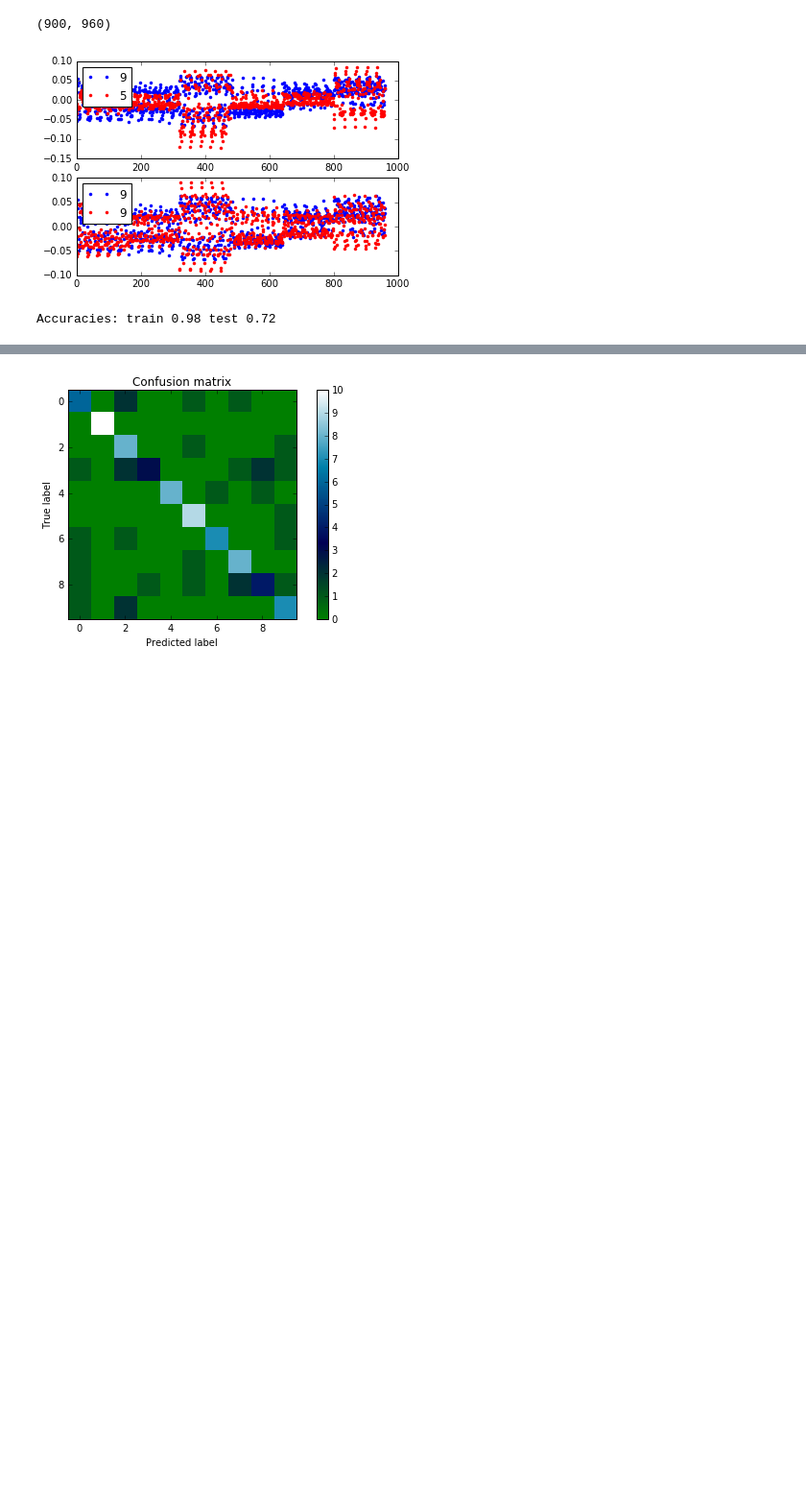
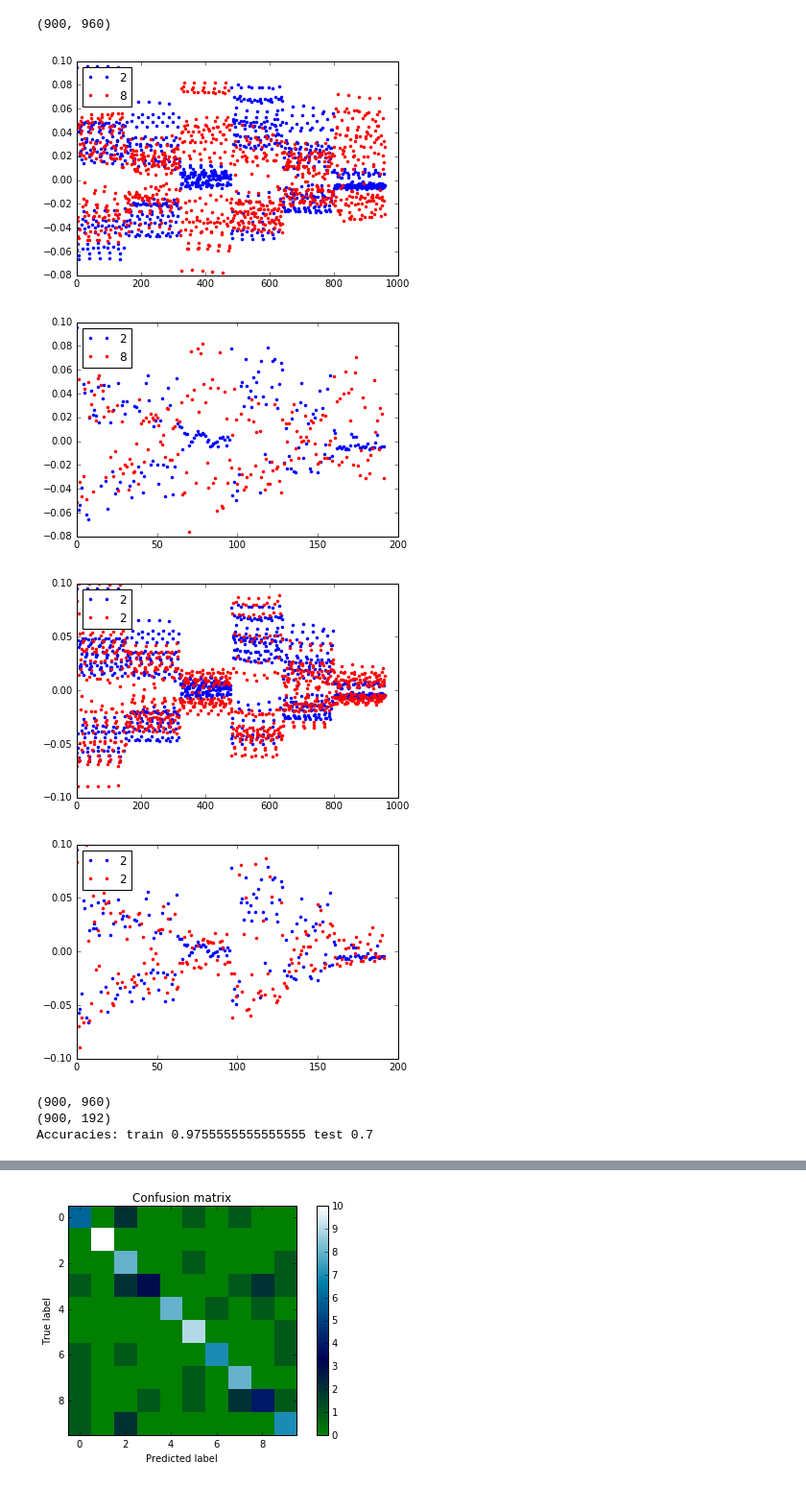
Before and after one commit to PrincetonUniversity/vox-music-classification, a Jupyter notebook: notebooks/fv-msvm.ipynb, the cells around one changed output, grey strips where cells are left out. Shown at 96% size. Saved outputs shown, nothing was run; the diff lists cells and outputs as text; code cells hidden in the pictures; blank space fills up the shorter version.

```diff
--- a/notebooks/fv-msvm.ipynb
+++ b/notebooks/fv-msvm.ipynb
@@ -76,31 +76,68 @@ norm. means in range [-0.0000, 0.0000]
 norm. std in range [1.0000, 1.0000]
 (900, 960)
 # %%
-fig = plt.figure()
-ax1 = fig.add_subplot(211)
+def rifflep(x, off, T):
+    perm = np.empty(len(x), dtype=int)
+    ctr = 0
+    for i in range(0, len(x), T):
+        for j in range(off):
+            nxt = ctr + T // off
+            perm[ctr:nxt] = range(j, T, off)
+            perm[ctr:nxt] += i
+            ctr = nxt
+    return x[perm]
+
+def riffle(x):
+    large_period = 960 // 6
+    small_period = large_period // 5
+    riffled = rifflep(x, small_period, large_period)
+    rs = 960 // 5, 5
+    return np.average(riffled.reshape(rs), axis=1)
+
+#f, [[ax1, ax2], [ax3, ax4]] = plt.subplots(2, 2)
+ax1, ax2, ax3, ax4 = (plt.subplots()[1] for i in range(4))
+#ax1 = fig.add_subplot(111)
 ax1.plot(trX[0], c='b', marker='.', linestyle='', label=trY[0])
 ax1.plot(trX[1], c='r', marker='.', linestyle='', label=trY[1])
 ax1.legend(loc=2)
+#ax2 = fig.add_subplot(212)
+ax2.plot(riffle(trX[0]), c='b', marker='.', linestyle='', label=trY[0])
+ax2.plot(riffle(trX[1]), c='r', marker='.', linestyle='', label=trY[1])
+ax2.legend(loc=2)
 same_label = np.where(trY == trY[0])[0][1]
-ax2 = fig.add_subplot(212)
-ax2.plot(trX[0], c='b', marker='.', linestyle='', label=trY[0])
-ax2.plot(trX[same_label], c='r', marker='.', linestyle='', label=trY[same_label])
-ax2.legend(loc=2)
+#ax3 = fig.add_subplot(321)
+ax3.plot(trX[0], c='b', marker='.', linestyle='', label=trY[0])
+ax3.plot(trX[same_label], c='r', marker='.', linestyle='', label=trY[same_label])
+ax3.legend(loc=2)
+#ax4 = fig.add_subplot(422)
+ax4.plot(riffle(trX[0]), c='b', marker='.', linestyle='', label=trY[0])
+ax4.plot(riffle(trX[same_label]), c='r', marker='.', linestyle='', label=trY[same_label])
+ax4.legend(loc=2)
 plt.show()
 # no missing data
 # todo riffle
 # look at classifier selection ppt
 # below is definately just 2d
 # %% [output]
-[figure, old version]
+[figure, new version]
+[figure, added]
+[figure, added]
+[figure, added]
 # %%
 # ovo multi-classification, rbf
 if sklearn.__version__ >= '0.18':
     print('warning, not ovo comparison')
 svm = SVC(C=1.0)
-svm.fit(trXadj, trY)
-print('Accuracies: train {} test {}'.format(svm.score(trXadj, trY), svm.score(teXadj, teY)))
+def riffleSet(ds): return np.array([riffle(x) for x in ds])
+trXred = riffleSet(trXadj)
+teXred = riffleSet(teXadj)
+print(trXadj.shape)
+print(trXred.shape)
+svm.fit(trXred, trY)
+print('Accuracies: train {} test {}'.format(svm.score(trXred, trY), svm.score(teXred, teY)))
 # %% [output]
-Accuracies: train 0.98 test 0.72
+(900, 960)
+(900, 192)
+Accuracies: train 0.9755555555555555 test 0.7
 # %%
 from sklearn.cross_validation import StratifiedKFold
```
Also changed, not shown: parts of 2 cells of this notebook.
